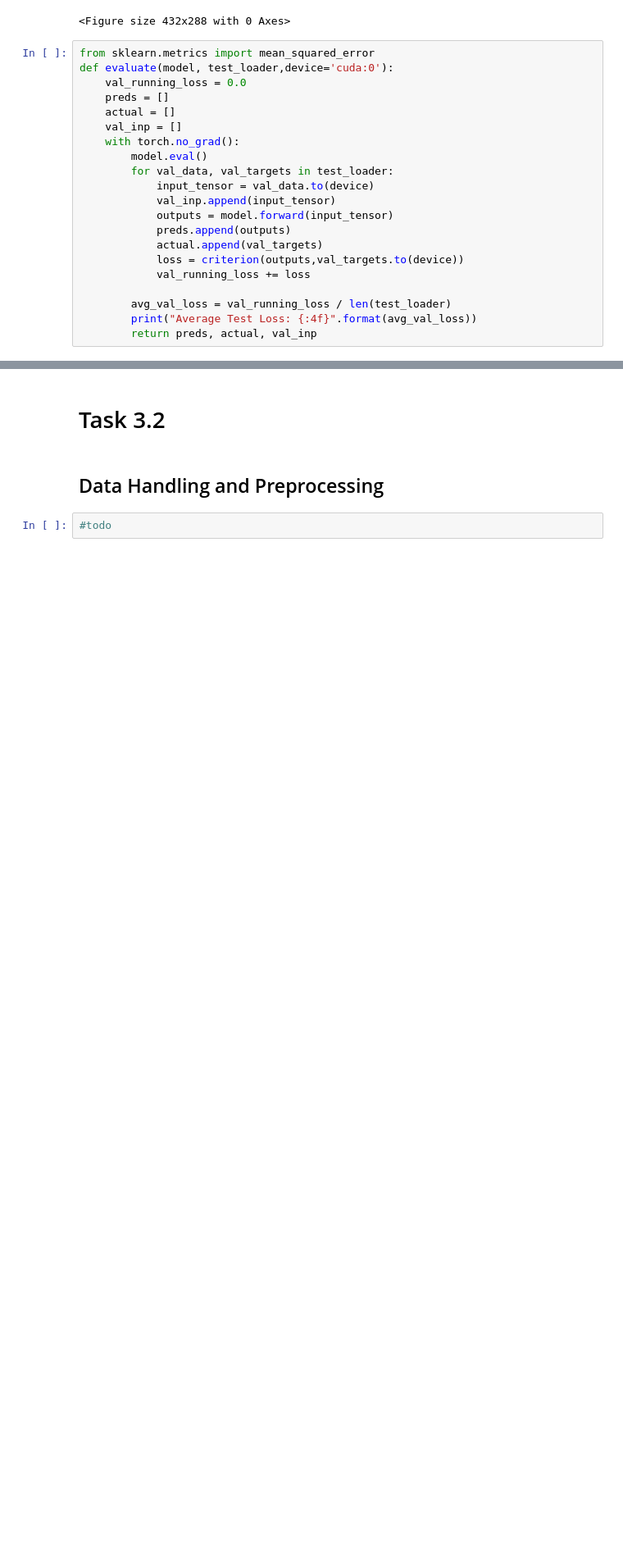
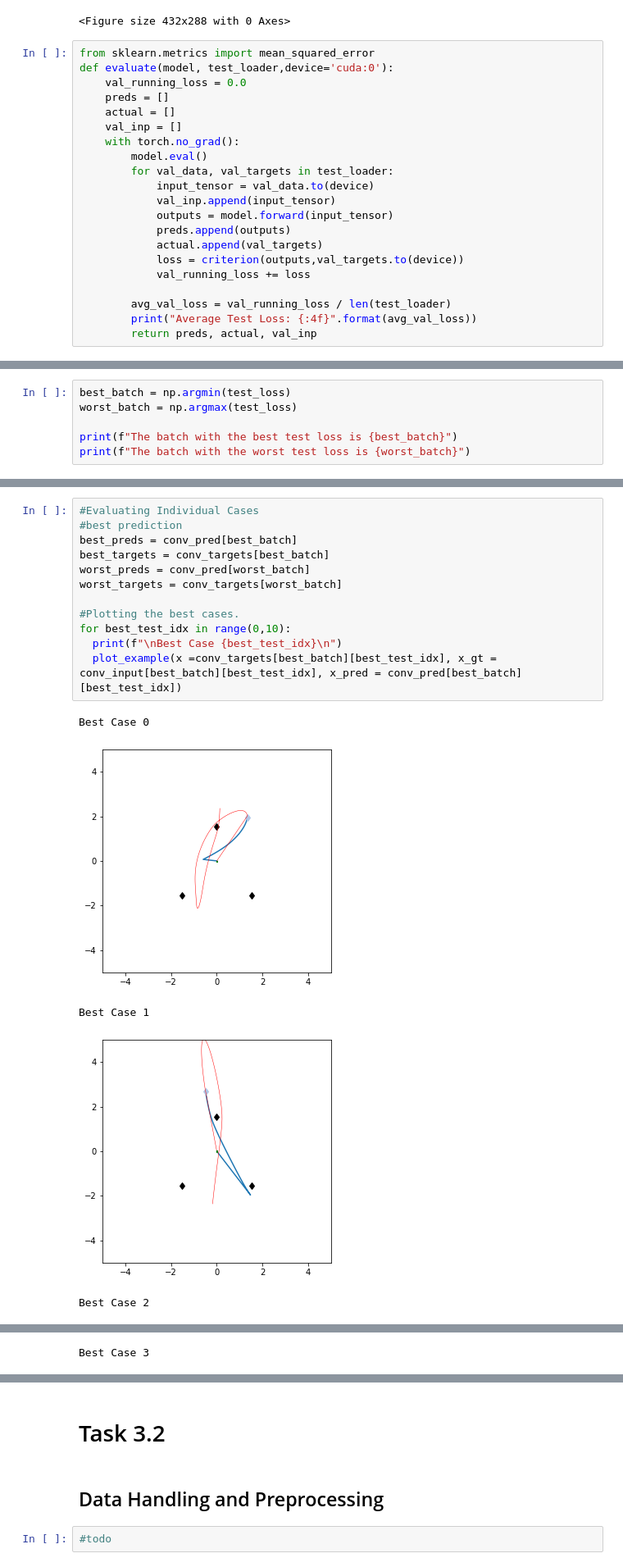
Before and after one commit to a-moharil/2AMM10-Group7, a Jupyter notebook: Assignment3/a3_lastest__seq2seq.ipynb, the cells around one changed output, grey strips where cells are left out. Shown at 82% size. Cells and saved outputs as stored; diff of their text form; blank space fills up the shorter version.

Commit message:
Best and Worst case Evaluation

```diff
--- a/Assignment3/a3_lastest__seq2seq.ipynb
+++ b/Assignment3/a3_lastest__seq2seq.ipynb
@@ -1025,0 +1086,6 @@ plot_example(prev_sim_00, pred_00)
+# %%
+best_batch = np.argmin(test_loss)
+worst_batch = np.argmax(test_loss)
+
+print(f"The batch with the best test loss is {best_batch}")
+print(f"The batch with the worst test loss is {worst_batch}")
@@ -1025,0 +1095,18 @@ plot_example(prev_sim_00, pred_00)
+# %%
+#Evaluating Individual Cases
+#best prediction
+best_preds = conv_pred[best_batch]
+best_targets = conv_targets[best_batch]
+worst_preds = conv_pred[worst_batch]
+worst_targets = conv_targets[worst_batch]
+
+#Plotting the best cases.
+for best_test_idx in range(0,10):
+  print(f"\nBest Case {best_test_idx}\n")
+  plot_example(x =conv_targets[best_batch][best_test_idx], x_gt = conv_input[best_batch][best_test_idx], x_pred = conv_pred[best_batch][best_test_idx])
+# %% [output]
+Best Case 0
+[figure, added]
+Best Case 1
+[figure, added]
+Best Case 2
@@ -1025,0 +1114 @@ plot_example(prev_sim_00, pred_00)
+Best Case 3
```
Also changed, not shown: parts of 16 cells of this notebook.
